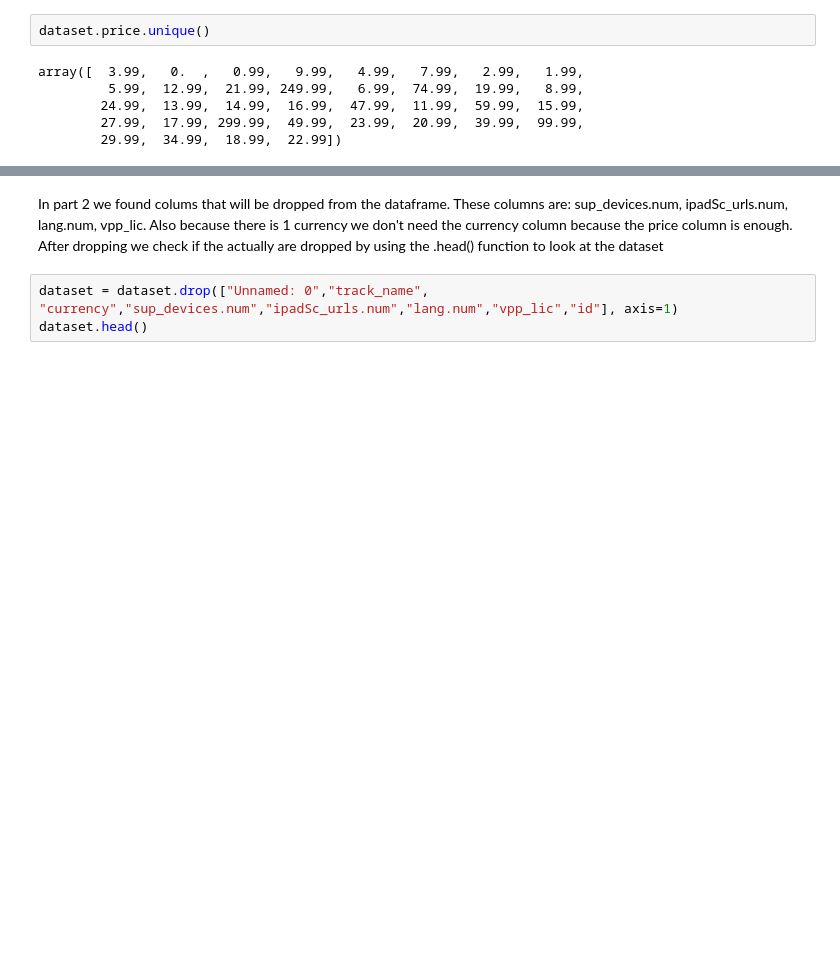
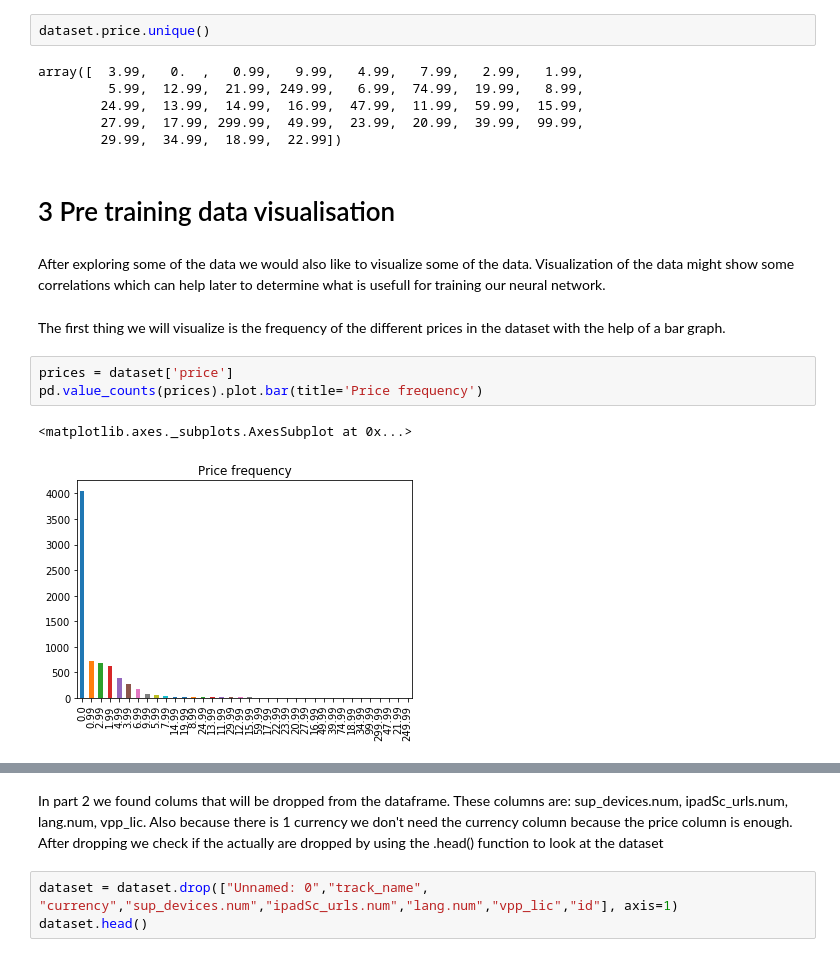
Before and after one commit to CezanvM/MachineLearning, a Jupyter notebook: src/Main.ipynb, the cells around one changed output, grey strips where cells are left out. Drawn from its saved outputs; the diff is of its cells as text; blank space fills up the shorter version.

Commit message:
Added some more data visualization + removing of 0.0 rating apps from dataset

```diff
--- a/src/Main.ipynb
+++ b/src/Main.ipynb
@@ -133,3 +135,15 @@ array([  3.99,   0.  ,   0.99,   9.99,   4.99,   7.99,   2.99,   1.99,
         24.99,  13.99,  14.99,  16.99,  47.99,  11.99,  59.99,  15.99,
         27.99,  17.99, 299.99,  49.99,  23.99,  20.99,  39.99,  99.99,
         29.99,  34.99,  18.99,  22.99])
+# %% [markdown]
+# 3 Pre training data visualisation
+# %% [markdown]
+After exploring some of the data we would also like to visualize some of the data. Visualization of the data might show some correlations which can help later to determine what is usefull for training our neural network.
+# %% [markdown]
+The first thing we will visualize is the frequency of the different prices in the dataset with the help of a bar graph.
+# %%
+prices = dataset['price']
+pd.value_counts(prices).plot.bar(title='Price frequency')
+# %% [output]
+<matplotlib.axes._subplots.AxesSubplot at 0x...>
+[figure, added]
```
Also changed, not shown: parts of 13 cells of this notebook, 1 other file.
